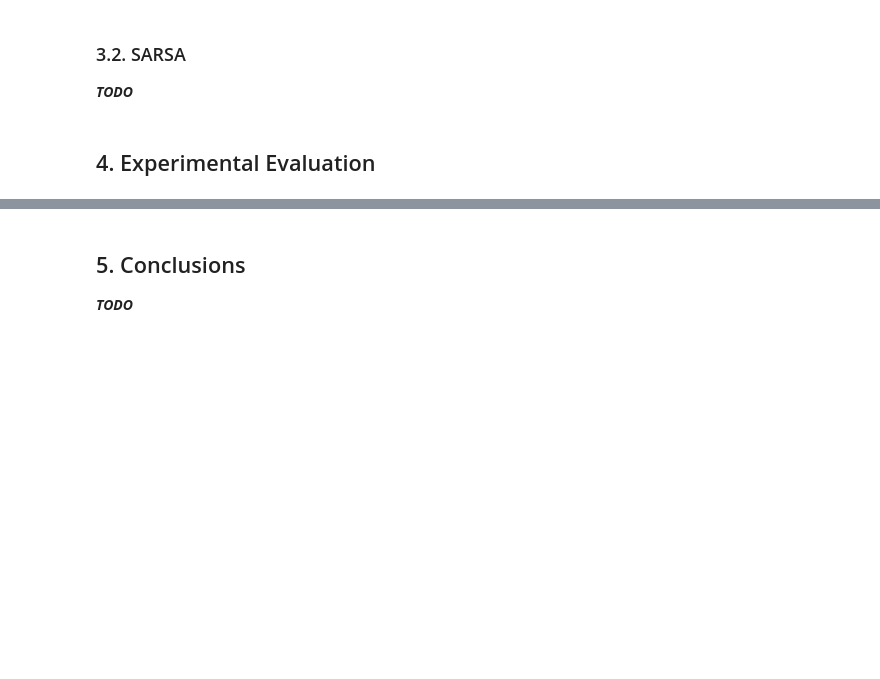
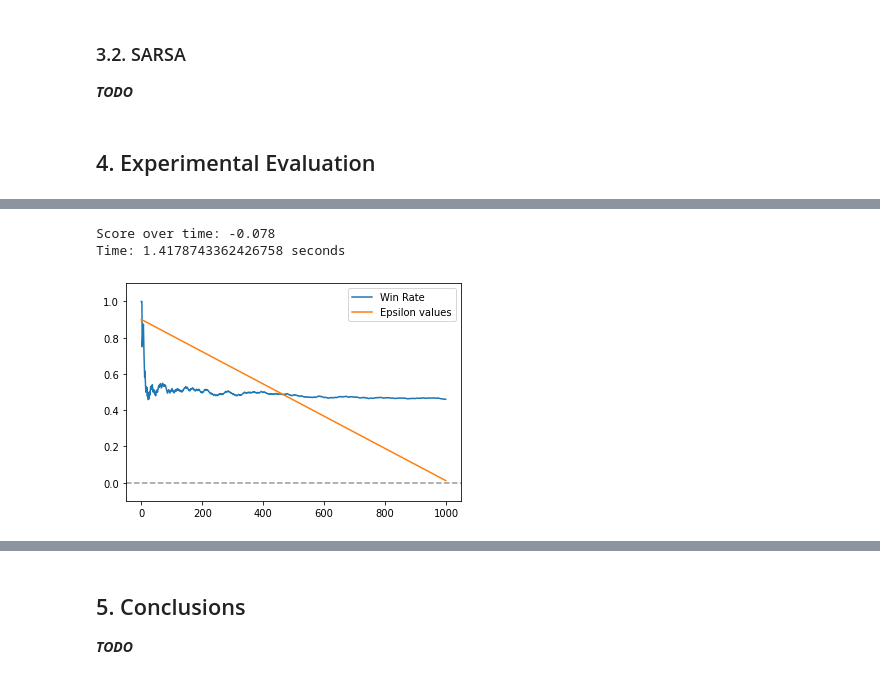
Before and after one commit to Maligetzus/IART, a Jupyter notebook: NeutronRL_Notebook.ipynb, the cells around one changed output, grey strips where cells are left out. Saved outputs shown, nothing was run; the diff lists cells and outputs as text; code cells hidden in the pictures; blank space fills up the shorter version.

```diff
--- a/NeutronRL_Notebook.ipynb
+++ b/NeutronRL_Notebook.ipynb
@@ -229,0 +253,32 @@ Time: 187.1882209777832 seconds
+# %%
+import time
+from NeutronRL.sarsa import SARSA
+from NeutronRL.env_algorithm import EpsilonDecay
+import matplotlib.pyplot as plt
+
+start_time = time.time()
+
+sarsa = SARSA(max_episodes=1000, max_steps=2000, epsilon_decay=EpsilonDecay.Linear, env='Neutron-5x5-White-Random-v0', log=False)
+score, rewards, epsilon = sarsa.train()
+
+print(f"Time: {time.time() - start_time} seconds")
+
+winrate = []
+num_wins = 0
+
+for i in range(len(rewards)):
+    if rewards[i] == 1:
+        num_wins += 1
+
+    winrate.append(num_wins / (i + 1))
+
+plt.plot(winrate, label="Win Rate")
+plt.plot(epsilon, label="Epsilon values")
+plt.axhline(color="black", ls="--", alpha=0.4)
+plt.ylim(-0.1, 1.1)
+plt.legend()
+plt.show()
+# %% [output]
+Score over time: -0.078
+Time: 1.4178743362426758 seconds
+[figure, added]
```
Also changed, not shown: parts of 9 cells of this notebook.
